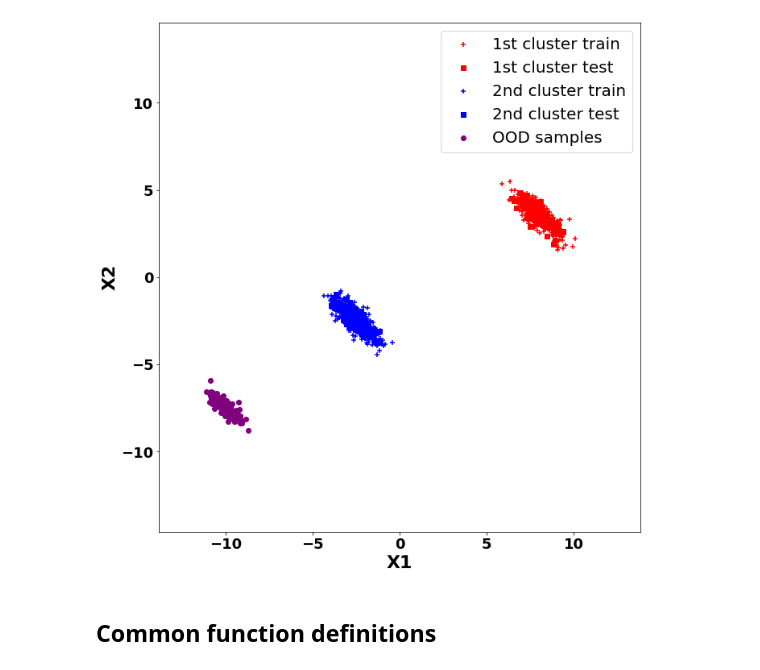
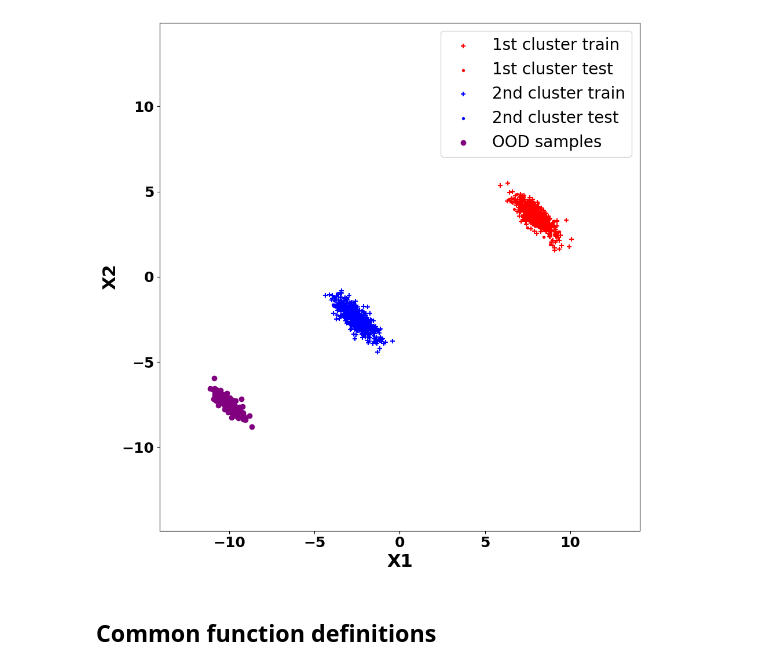
Before and after one commit to VNemani14/UQ_ML_Tutorial, a Jupyter notebook: Toy_problem/Implement_SNGP_DNNGP.ipynb, the cells around one changed output. Saved outputs shown, nothing was run; the diff lists cells and outputs as text; code cells hidden in the pictures.

```diff
--- a/Toy_problem/Implement_SNGP_DNNGP.ipynb
+++ b/Toy_problem/Implement_SNGP_DNNGP.ipynb
@@ -71,10 +52,10 @@ def make_data():
 
     plt.figure(figsize=(10, 10))
     plt.scatter(x_c1_train[:, 0], x_c1_train[:, 1], color = 'red', marker = '+', label='1st cluster train')
-    plt.scatter(x_c1_test[:, 0], x_c1_test[:, 1], color = 'red', marker = 's', label='1st cluster test')
+    plt.scatter(x_c1_test[:, 0], x_c1_test[:, 1], color = 'red', marker = 'o', s = 8, label='1st cluster test')
 
     plt.scatter(x_c2_train[:, 0], x_c2_train[:, 1], color = 'blue', marker = '+', label='2nd cluster train')
-    plt.scatter(x_c2_test[:, 0], x_c2_test[:, 1], color = 'blue', marker = 's', label='2nd cluster test')
+    plt.scatter(x_c2_test[:, 0], x_c2_test[:, 1], color = 'blue', marker = 'o', s = 8, label='2nd cluster test')
 
     plt.scatter(x_ood[:, 0], x_ood[:, 1], color = 'purple', label = 'OOD samples')
 
@@ -88,16 +69,30 @@ def make_data():
     plt.xlim([-15, 15])
     plt.ylim([-15, 15])
     plt.tight_layout()
+
     plt.savefig('train_test_data.pdf')
 
-    n_meshes = 150
+    n_meshes = 100
+    x1, x2 = np.meshgrid(np.linspace(-5, 0, n_meshes), np.linspace(-5, 0, n_meshes))
+    x_mesh_1 = np.concatenate((x1.reshape(-1, 1), x2.reshape(-1, 1)), axis = 1)
+    y_mesh_1 = math_fun(x_mesh_1).reshape(-1, 1).flatten()
+
+    n_meshes = 100
+    x1, x2 = np.meshgrid(np.linspace(5.5, 10.5, n_meshes), np.linspace(1, 6, n_meshes))
+    x_mesh_2 = np.concatenate((x1.reshape(-1, 1), x2.reshape(-1, 1)), axis = 1)
+    y_mesh_2 = math_fun(x_mesh_2).reshape(-1, 1).flatten()
+
+    x_mesh = np.concatenate((x_mesh_1, x_mesh_2), axis = 0)
+    y_mesh = np.concatenate((y_mesh_1, y_mesh_2), axis = 0)
+
+    n_meshes = 200
     x1, x2 = np.meshgrid(np.linspace(-15, 15, n_meshes), np.linspace(-15, 15, n_meshes))
-    x_mesh = np.concatenate((x1.reshape(-1, 1), x2.reshape(-1, 1)), axis = 1)
-    y_mesh = math_fun(x_mesh).reshape(-1, 1).flatten()
+    x_mesh_full = np.concatenate((x1.reshape(-1, 1), x2.reshape(-1, 1)), axis = 1)
+    y_mesh_full = math_fun(x_mesh_full).reshape(-1, 1).flatten()
 
-    return x_train, x_test, y_train, y_test, x_ood, y_ood, x_mesh, y_mesh
+    return x_train, x_test, y_train, y_test, x_ood, y_ood, x_mesh, y_mesh, x_mesh_full, y_mesh_full
 # %%
 np.random.seed(1)
-x_train, x_test, y_train, y_test, x_ood, y_ood, x_mesh, y_mesh = make_data()
+x_train, x_test, y_train, y_test, x_ood, y_ood, x_mesh, y_mesh, x_mesh_full, y_mesh_full = make_data()
 # %% [output]
-[figure, old version]
+[figure, new version]
```
Also changed, not shown: parts of 22 cells of this notebook, 4 other files.
